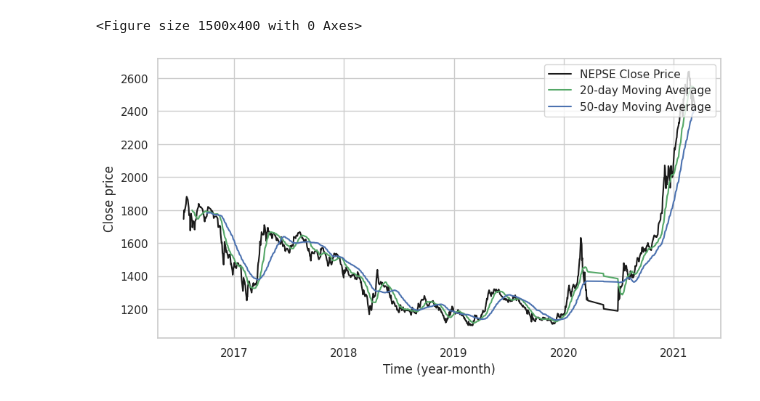
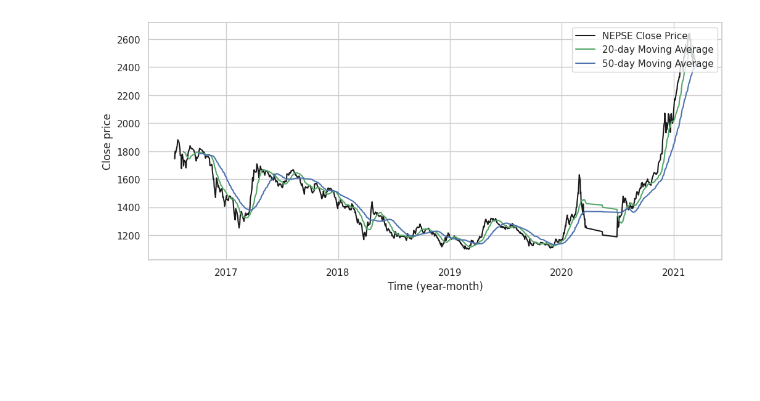
Before and after one commit to Koushikl0l/StockHound, a Jupyter notebook: Demo_Predicting_NEPSE_Index_Price_Using_Deep_Learning_Models.ipynb, the cells around one changed output. Drawn from its saved outputs; the diff is of its cells as text; code cells hidden in the pictures; blank space fills up the shorter version.

```diff
--- a/Demo_Predicting_NEPSE_Index_Price_Using_Deep_Learning_Models.ipynb
+++ b/Demo_Predicting_NEPSE_Index_Price_Using_Deep_Learning_Models.ipynb
@@ -2,16 +2,3 @@
 <a href="https://colab.research.google.com/github/Koushikl0l/StockHound/blob/main/Demo_Predicting_NEPSE_Index_Price_Using_Deep_Learning_Models.ipynb" target="_parent"><img src="https://colab.research.google.com/assets/colab-badge.svg" alt="Open In Colab"/></a>
 # %%
 /content/drive/MyDrive/NEPSE/input_data.csv
-# %%
-import pandas as pd
-import numpy as np
-import math
-import os
-import matplotlib.pyplot as plt
-import tensorflow as tf
-
-import seaborn as sns
-sns.set_theme(style="whitegrid")
-
-import warnings
-warnings.filterwarnings('ignore')
@@ -32,25 +50,24 @@ data.head()
 # %%
 df = data.copy()
-fig = plt.figure(figsize = (15,4))
+#fig = plt.figure(figsize = (15,4))
 df['MA_20'] = df['Close'].rolling(20).mean()
 df['MA_50'] = df['Close'].rolling(50).mean()
 
 
-fig = plt.figure(figsize=(10,5))
+fig = plt.figure(figsize=(12,5))
 fig.set(facecolor = "white")
 plt.plot(df['Close'], 'k',label=['NEPSE Close Price'])
 plt.plot(df['MA_20'],'g', label=['20-day MA'])
 plt.plot(df['MA_50'],'b', label=['50-day MA'])
 
 plt.legend(['NEPSE Close Price', '20-day Moving Average', '50-day Moving Average'], loc='upper right')
 plt.title('')
 plt.xlabel('Time (year-month)')
 plt.ylabel('Close price')
 
 fig.savefig(output_dir_path+'original_data_plus_moving_averages.png',dpi=800)
 plt.show()
 # %% [output]
-<Figure size 1500x400 with 0 Axes>
-[figure, old version]
+[figure, new version]
 # %%
 #df['MA_20'][:20],df['MA_50'][:50]
```
Also changed, not shown: parts of 5 cells of this notebook.
